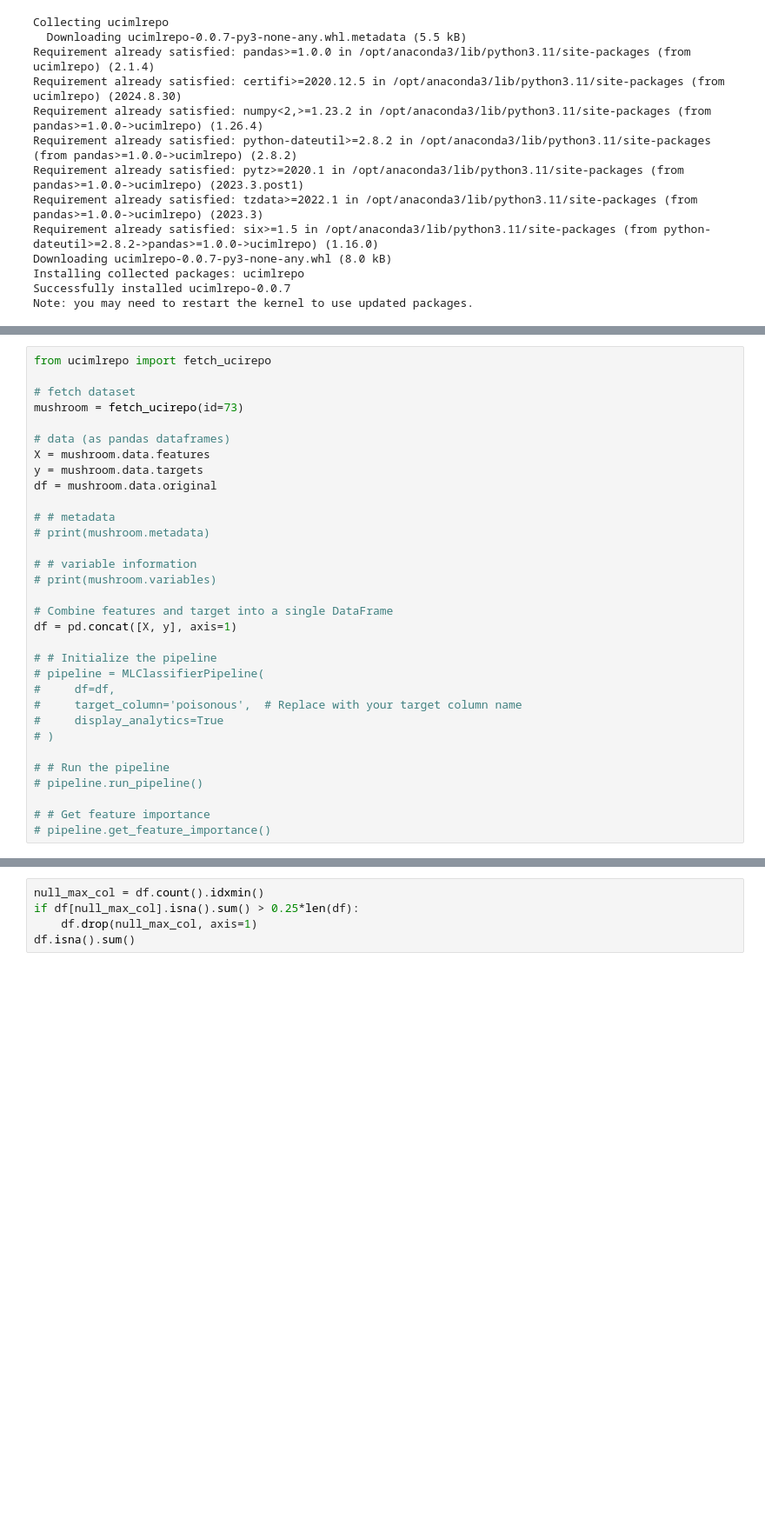
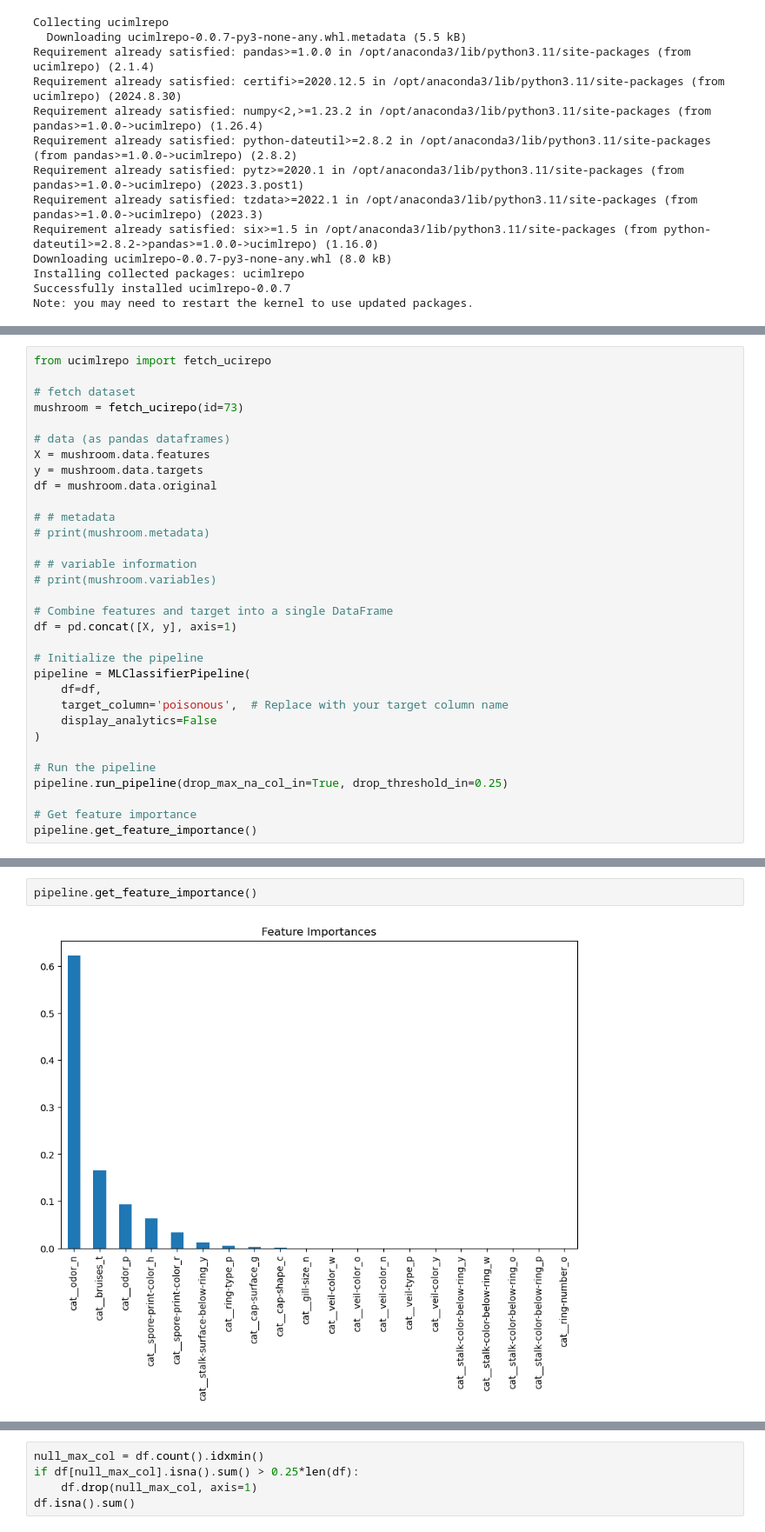
Before and after one commit to sin31415/mushroom-kaboom, a Jupyter notebook: mushroom.ipynb, the cells around one changed output, grey strips where cells are left out. Shown at 87% size. Cells and saved outputs as stored; diff of their text form; blank space fills up the shorter version.

Commit message:
Updated MLCLassifier pipeline.
Includes half made MLHyperTuner pipeline as well.

```diff
--- a/mushroom.ipynb
+++ b/mushroom.ipynb
@@ -55,15 +54,15 @@ df = mushroom.data.original
 # Combine features and target into a single DataFrame
 df = pd.concat([X, y], axis=1)
 
-# # Initialize the pipeline
-# pipeline = MLClassifierPipeline(
-#     df=df,
-#     target_column='poisonous',  # Replace with your target column name
-#     display_analytics=True
-# )
+# Initialize the pipeline
+pipeline = MLClassifierPipeline(
+    df=df,
+    target_column='poisonous',  # Replace with your target column name
+    display_analytics=False
+)
 
-# # Run the pipeline
-# pipeline.run_pipeline()
+# Run the pipeline
+pipeline.run_pipeline(drop_max_na_col_in=True, drop_threshold_in=0.25)
 
-# # Get feature importance
-# pipeline.get_feature_importance()
+# Get feature importance
+pipeline.get_feature_importance()
@@ -85,0 +100,4 @@ df
+# %%
+pipeline.get_feature_importance()
+# %% [output]
+[figure, added]
```
Also changed, not shown: parts of 15 cells of this notebook.
